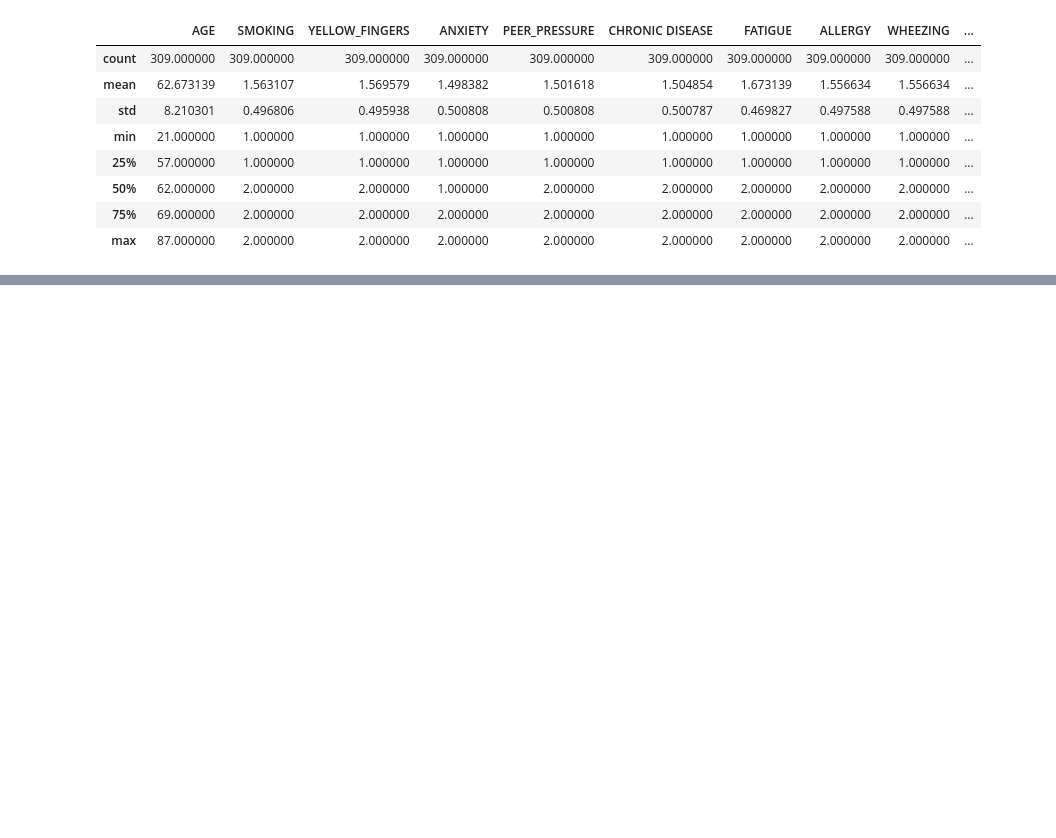
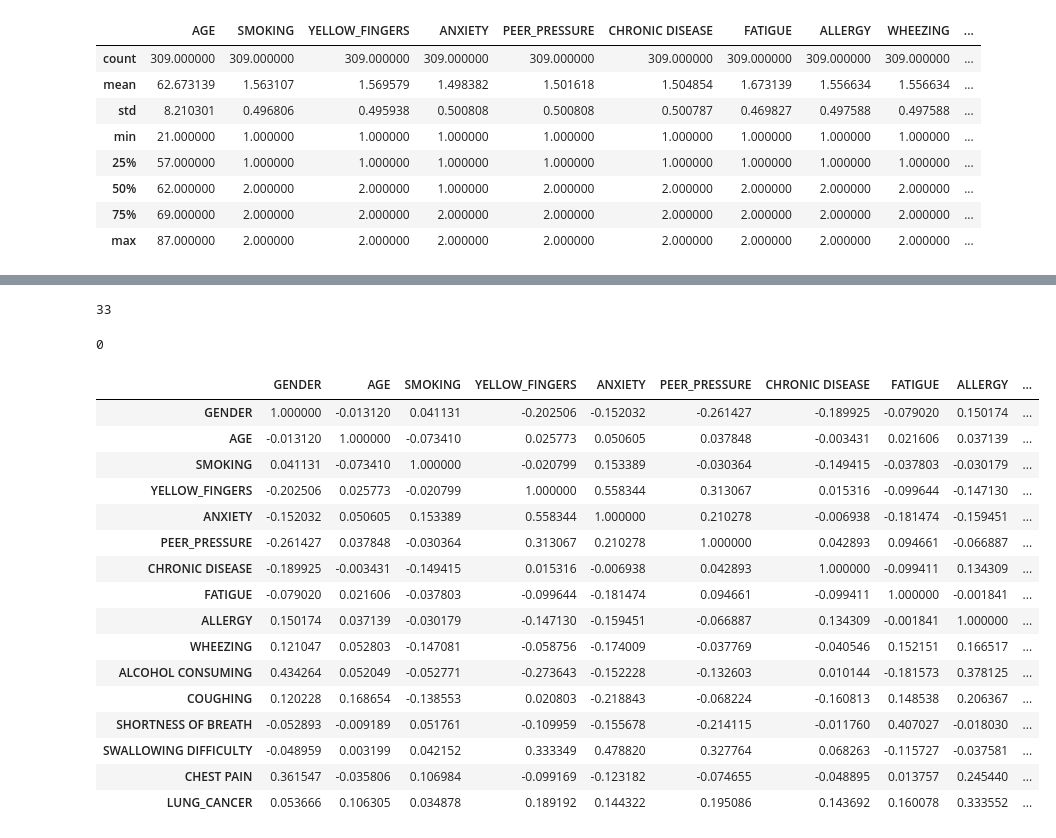
Before and after one commit to NeoMorpheus99/AI-ML, a Jupyter notebook: model/lung_cancer.ipynb, the cells around one changed output, grey strips where cells are left out. Saved outputs shown, nothing was run; the diff lists cells and outputs as text; code cells hidden in the pictures; blank space fills up the shorter version.

```diff
--- a/model/lung_cancer.ipynb
+++ b/model/lung_cancer.ipynb
@@ -108,0 +69,4 @@ data.head()
+# %%
+data['GENDER'] = data['GENDER'].map({'M':1, 'F':0})
+# %%
+data['LUNG_CANCER'] = data['LUNG_CANCER'].map({'YES':1, 'NO':0})
@@ -108,0 +103,32 @@ data.head()
+# %%
+data.duplicated().sum()
+# %% [output]
+33
+# %%
+data.drop_duplicates(inplace=True)
+# %%
+data.duplicated().sum()
+# %% [output]
+0
+# %%
+correlation_mat = data.corr()
+# %%
+correlation_mat
+# %% [output]
+|  | GENDER | AGE | SMOKING | YELLOW_FINGERS | ANXIETY | PEER_PRESSURE | CHRONIC DISEASE | FATIGUE | ALLERGY | ... |
+| GENDER | 1.000000 | -0.013120 | 0.041131 | -0.202506 | -0.152032 | -0.261427 | -0.189925 | -0.079020 | 0.150174 | ... |
+| AGE | -0.013120 | 1.000000 | -0.073410 | 0.025773 | 0.050605 | 0.037848 | -0.003431 | 0.021606 | 0.037139 | ... |
+| SMOKING | 0.041131 | -0.073410 | 1.000000 | -0.020799 | 0.153389 | -0.030364 | -0.149415 | -0.037803 | -0.030179 | ... |
+| YELLOW_FINGERS | -0.202506 | 0.025773 | -0.020799 | 1.000000 | 0.558344 | 0.313067 | 0.015316 | -0.099644 | -0.147130 | ... |
+| ANXIETY | -0.152032 | 0.050605 | 0.153389 | 0.558344 | 1.000000 | 0.210278 | -0.006938 | -0.181474 | -0.159451 | ... |
+| PEER_PRESSURE | -0.261427 | 0.037848 | -0.030364 | 0.313067 | 0.210278 | 1.000000 | 0.042893 | 0.094661 | -0.066887 | ... |
+| CHRONIC DISEASE | -0.189925 | -0.003431 | -0.149415 | 0.015316 | -0.006938 | 0.042893 | 1.000000 | -0.099411 | 0.134309 | ... |
+| FATIGUE | -0.079020 | 0.021606 | -0.037803 | -0.099644 | -0.181474 | 0.094661 | -0.099411 | 1.000000 | -0.001841 | ... |
+| ALLERGY | 0.150174 | 0.037139 | -0.030179 | -0.147130 | -0.159451 | -0.066887 | 0.134309 | -0.001841 | 1.000000 | ... |
+| WHEEZING | 0.121047 | 0.052803 | -0.147081 | -0.058756 | -0.174009 | -0.037769 | -0.040546 | 0.152151 | 0.166517 | ... |
+| ALCOHOL CONSUMING | 0.434264 | 0.052049 | -0.052771 | -0.273643 | -0.152228 | -0.132603 | 0.010144 | -0.181573 | 0.378125 | ... |
+| COUGHING | 0.120228 | 0.168654 | -0.138553 | 0.020803 | -0.218843 | -0.068224 | -0.160813 | 0.148538 | 0.206367 | ... |
+| SHORTNESS OF BREATH | -0.052893 | -0.009189 | 0.051761 | -0.109959 | -0.155678 | -0.214115 | -0.011760 | 0.407027 | -0.018030 | ... |
+| SWALLOWING DIFFICULTY | -0.048959 | 0.003199 | 0.042152 | 0.333349 | 0.478820 | 0.327764 | 0.068263 | -0.115727 | -0.037581 | ... |
+| CHEST PAIN | 0.361547 | -0.035806 | 0.106984 | -0.099169 | -0.123182 | -0.074655 | -0.048895 | 0.013757 | 0.245440 | ... |
+| LUNG_CANCER | 0.053666 | 0.106305 | 0.034878 | 0.189192 | 0.144322 | 0.195086 | 0.143692 | 0.160078 | 0.333552 | ... |
```
Also changed, not shown: parts of 24 cells of this notebook.
